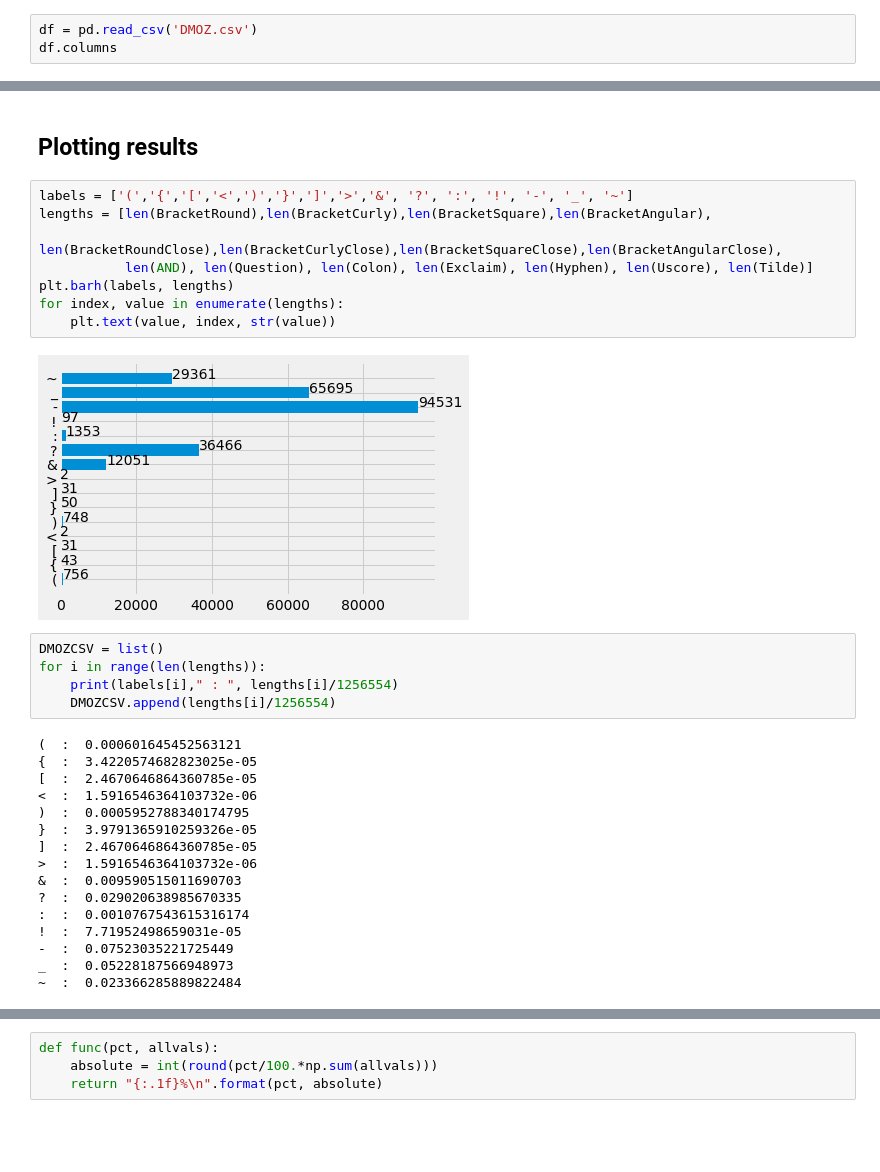
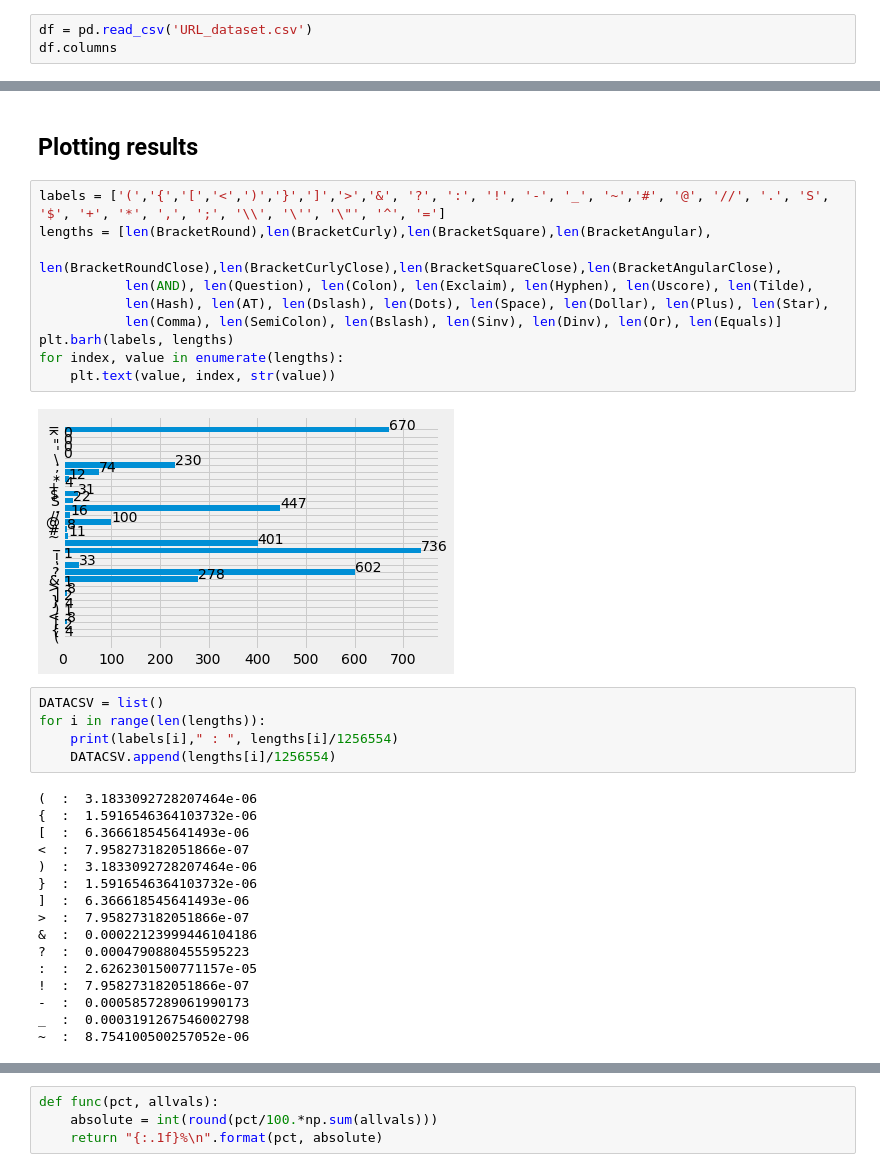
Before and after one commit to Rishabkashyap14/URL-Classifier, a Jupyter notebook: EDA/Pre_Processing.ipynb, the cells around one changed output, grey strips where cells are left out. Saved outputs shown, nothing was run; the diff lists cells and outputs as text; blank space fills up the shorter version.

Commit message:
Adding Datasets

```diff
--- a/EDA/Pre_Processing.ipynb
+++ b/EDA/Pre_Processing.ipynb
@@ -19,6 +19,6 @@ import seaborn as sn
 # %% [markdown]
 ## Importing data
 # %%
-df = pd.read_csv('DMOZ.csv')
+df = pd.read_csv('URL_dataset.csv')
 df.columns
 # %% [output]
@@ -234,36 +243,38 @@ for i in Decoded_URL:
 # %% [markdown]
 ## Plotting results
 # %%
-labels = ['(','{','[','<',')','}',']','>','&', '?', ':', '!', '-', '_', '~']
+labels = ['(','{','[','<',')','}',']','>','&', '?', ':', '!', '-', '_', '~','#', '@', '//', '.', 'S', '$', '+', '*', ',', ';', '\\', '\'', '\"', '^', '=']
 lengths = [len(BracketRound),len(BracketCurly),len(BracketSquare),len(BracketAngular),
            len(BracketRoundClose),len(BracketCurlyClose),len(BracketSquareClose),len(BracketAngularClose),
-           len(AND), len(Question), len(Colon), len(Exclaim), len(Hyphen), len(Uscore), len(Tilde)]
+           len(AND), len(Question), len(Colon), len(Exclaim), len(Hyphen), len(Uscore), len(Tilde),
+           len(Hash), len(AT), len(Dslash), len(Dots), len(Space), len(Dollar), len(Plus), len(Star),
+           len(Comma), len(SemiColon), len(Bslash), len(Sinv), len(Dinv), len(Or), len(Equals)]
 plt.barh(labels, lengths)
 for index, value in enumerate(lengths):
     plt.text(value, index, str(value))
 # %% [output]
-[figure, old version]
+[figure, new version]
 # %%
-DMOZCSV = list()
+DATACSV = list()
 for i in range(len(lengths)):
     print(labels[i]," : ", lengths[i]/1256554)
-    DMOZCSV.append(lengths[i]/1256554)
+    DATACSV.append(lengths[i]/1256554)
 # %% [output]
-(  :  0.000601645452563121
-{  :  3.4220574682823025e-05
-[  :  2.4670646864360785e-05
-<  :  1.5916546364103732e-06
-)  :  0.0005952788340174795
-}  :  3.9791365910259326e-05
-]  :  2.4670646864360785e-05
->  :  1.5916546364103732e-06
-&  :  0.009590515011690703
-?  :  0.029020638985670335
-:  :  0.0010767543615316174
-!  :  7.71952498659031e-05
--  :  0.07523035221725449
-_  :  0.05228187566948973
-~  :  0.023366285889822484
+(  :  3.1833092728207464e-06
+{  :  1.5916546364103732e-06
+[  :  6.366618545641493e-06
+<  :  7.958273182051866e-07
+)  :  3.1833092728207464e-06
+}  :  1.5916546364103732e-06
+]  :  6.366618545641493e-06
+>  :  7.958273182051866e-07
+&  :  0.00022123999446104186
+?  :  0.0004790880455595223
+:  :  2.6262301500771157e-05
+!  :  7.958273182051866e-07
+-  :  0.0005857289061990173
+_  :  0.0003191267546002798
+~  :  8.754100500257052e-06
 # %%
 labels = ['#', '@', '//', '.', 'S', '$', '+', '*', ',', ';', '\\', '\'', '\"', '^', '=']
 lengths = [len(Hash), len(AT),
```
Also changed, not shown: parts of 21 cells of this notebook, 5 other files.
